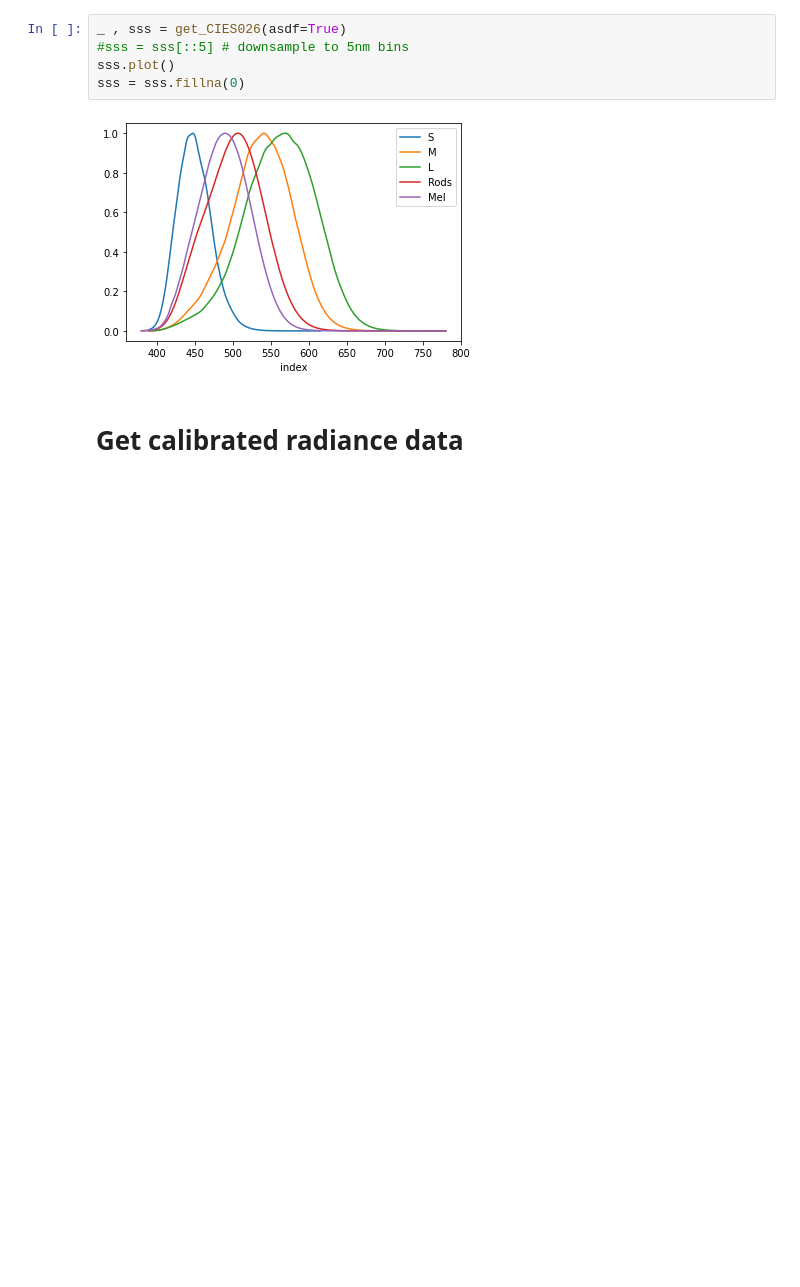
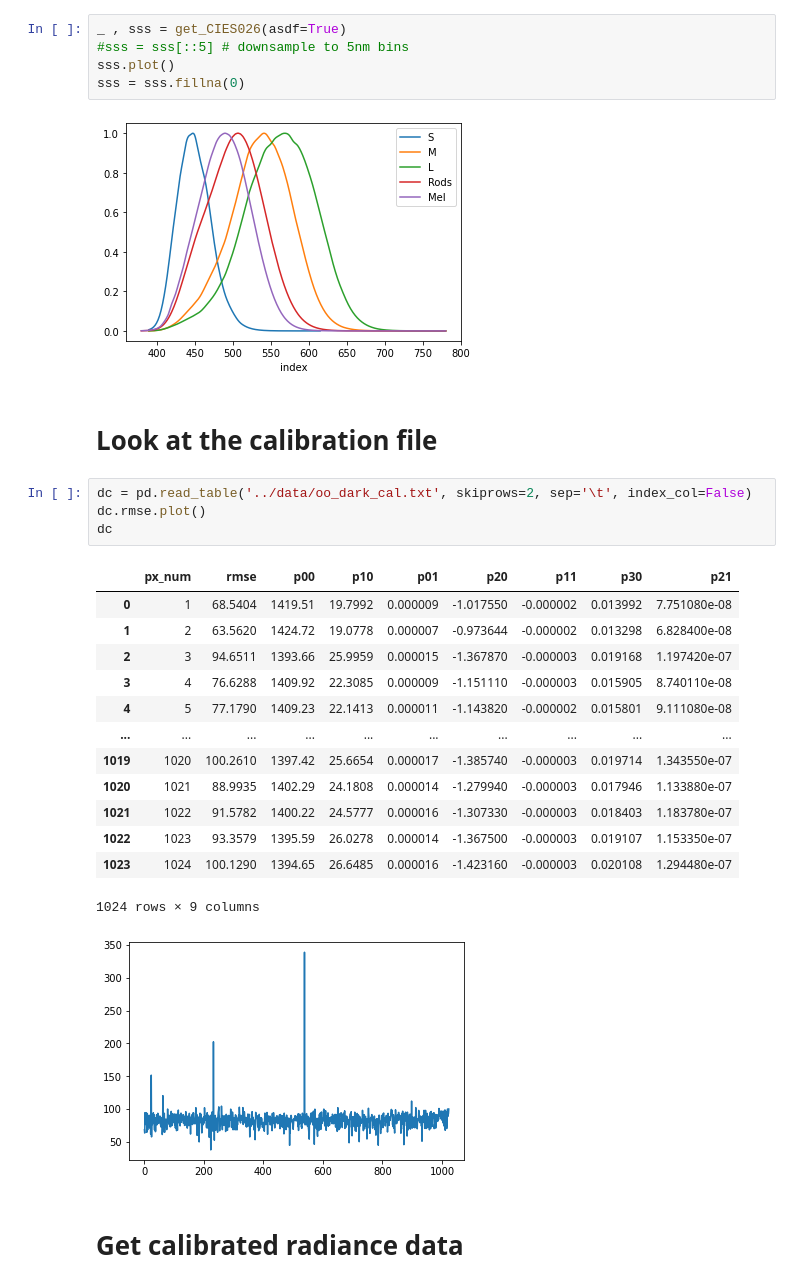
Before and after one commit to PyPlr/cvd_pupillometry, a Jupyter notebook: PyPlr/pyplr/notebooks/silent_substitution.ipynb, the cells around one changed output. Saved outputs shown, nothing was run; the diff lists cells and outputs as text; blank space fills up the shorter version.

```diff
--- a/PyPlr/pyplr/notebooks/silent_substitution.ipynb
+++ b/PyPlr/pyplr/notebooks/silent_substitution.ipynb
@@ -16,6 +17,27 @@ sss.plot()
 sss = sss.fillna(0)
 # %% [output]
 [figure]
+# %% [markdown]
+# Look at the calibration file
+# %%
+dc = pd.read_table('../data/oo_dark_cal.txt', skiprows=2, sep='\t', index_col=False)
+dc.rmse.plot()
+dc
+# %% [output]
+|  | px_num | rmse | p00 | p10 | p01 | p20 | p11 | p30 | p21 |
+| 0 | 1 | 68.5404 | 1419.51 | 19.7992 | 0.000009 | -1.017550 | -0.000002 | 0.013992 | 7.751080e-08 |
+| 1 | 2 | 63.5620 | 1424.72 | 19.0778 | 0.000007 | -0.973644 | -0.000002 | 0.013298 | 6.828400e-08 |
+| 2 | 3 | 94.6511 | 1393.66 | 25.9959 | 0.000015 | -1.367870 | -0.000003 | 0.019168 | 1.197420e-07 |
+| 3 | 4 | 76.6288 | 1409.92 | 22.3085 | 0.000009 | -1.151110 | -0.000003 | 0.015905 | 8.740110e-08 |
+| 4 | 5 | 77.1790 | 1409.23 | 22.1413 | 0.000011 | -1.143820 | -0.000002 | 0.015801 | 9.111080e-08 |
+| ... | ... | ... | ... | ... | ... | ... | ... | ... | ... |
+| 1019 | 1020 | 100.2610 | 1397.42 | 25.6654 | 0.000017 | -1.385740 | -0.000003 | 0.019714 | 1.343550e-07 |
+| 1020 | 1021 | 88.9935 | 1402.29 | 24.1808 | 0.000014 | -1.279940 | -0.000003 | 0.017946 | 1.133880e-07 |
+| 1021 | 1022 | 91.5782 | 1400.22 | 24.5777 | 0.000016 | -1.307330 | -0.000003 | 0.018403 | 1.183780e-07 |
+| 1022 | 1023 | 93.3579 | 1395.59 | 26.0278 | 0.000014 | -1.367500 | -0.000003 | 0.019107 | 1.153350e-07 |
+| 1023 | 1024 | 100.1290 | 1394.65 | 26.6485 | 0.000016 | -1.423160 | -0.000003 | 0.020108 | 1.294480e-07 |
+1024 rows × 9 columns
+[figure, added]
 # %% [markdown]
 # Get calibrated radiance data
 # %%
```
Also changed, not shown: parts of 6 cells of this notebook, 4 other files.
